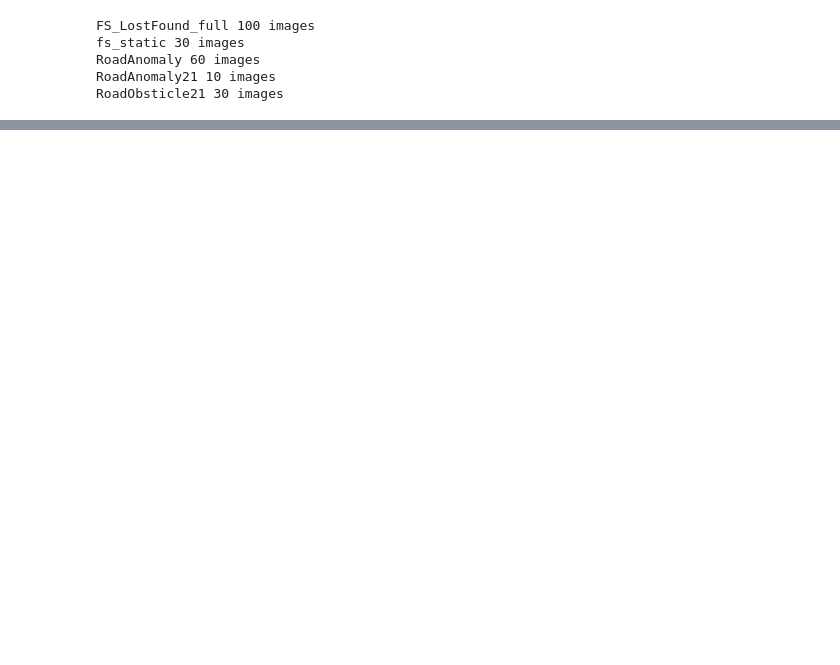
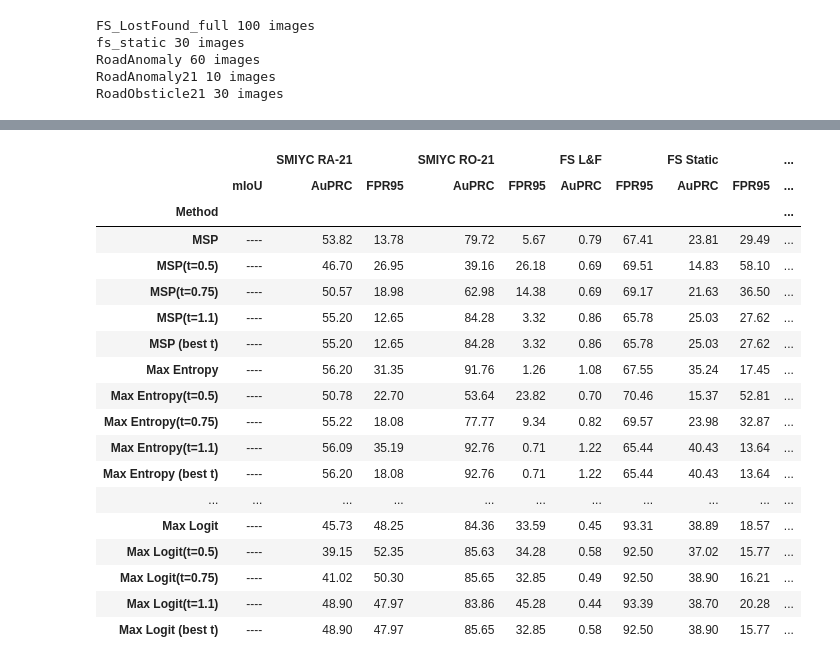
Before and after one commit to ChiaraApolito/MaskArchitectureAnomaly_CourseProject, a Jupyter notebook: notebook/Task8_EoMT_Anomaly.ipynb, the cells around one changed output, grey strips where cells are left out. Drawn from its saved outputs; the diff is of its cells as text; code cells hidden in the pictures; blank space fills up the shorter version.

```diff
--- a/notebook/Task8_EoMT_Anomaly.ipynb
+++ b/notebook/Task8_EoMT_Anomaly.ipynb
@@ -717,0 +679,79 @@ else:
+# %%
+# Export temperature-scaling results to Excel.
+
+import pandas as pd
+import os
+
+TEMP_METHOD_LABELS = {"msp": "MSP", "entropy": "Max Entropy", "rba": "RbA", "maxlogit" : "Max Logit" }
+
+if RESULTS_CSV.exists():
+    df = pd.read_csv(RESULTS_CSV)
+
+    search_keys = sorted(DATASET_COLS.keys(), key=len, reverse=True)
+
+    def infer_dataset_name(input_path):
+        p = str(input_path)
+        for name in search_keys:
+            if name in p:
+                return name
+        return "unknown"
+
+    df["dataset"] = df["input"].apply(infer_dataset_name)
+
+    col_tuples = [("", "mIoU")] + [(lbl, met) for lbl in DATASET_COLS.values()
+                                   for met in ("AuPRC", "FPR95")]
+
+    def vals_at_temp(g, T, ds_raw):
+        r = g[(g["dataset"] == ds_raw) & (g["temperature"] == T)]
+        if r.empty:
+            return None, None
+        return round(float(r["AUPRC"].iloc[-1]), 2), round(float(r["FPR95"].iloc[-1]), 2)
+
+    def vals_best(g, ds_raw):
+        r = g[g["dataset"] == ds_raw]
+        if r.empty:
+            return None, None
+        return round(float(r["AUPRC"].max()), 2), round(float(r["FPR95"].min()), 2)
+
+    sheets = {}
+
+    ckpt_list = list(checkpoints.keys()) if ('checkpoints' in locals() or 'checkpoints' in globals()) else ["eomt_coco", "eomt_cityscapes", "eomt_finetuned"]
+
+    for ckpt in ckpt_list:
+        data = {ct: [] for ct in col_tuples}
+        index_labels = []
+        for m, mlabel in TEMP_METHOD_LABELS.items():
+            g = df[(df["checkpoint_name"] == ckpt) & (df["method"] == m)]
+            if g.empty or g["temperature"].nunique() <= 1:
+                continue
+            temps = sorted(g["temperature"].unique())
+            rows = []
+            if 1.0 in temps:
+                rows.append((mlabel, lambda ds, g=g: vals_at_temp(g, 1.0, ds)))
+            for T in [t for t in temps if t != 1.0]:
+                rows.append((f"{mlabel}(t={T})", lambda ds, g=g, T=T: vals_at_temp(g, T, ds)))
+            rows.append((f"{mlabel} (best t)", lambda ds, g=g: vals_best(g, ds)))
+            for label, getter in rows:
+                index_labels.append(label)
+                data[("", "mIoU")].append("----")
+                for ds_raw, ds_label in DATASET_COLS.items():
+                    a, f = getter(ds_raw)
+                    data[(ds_label, "AuPRC")].append(a)
+                    data[(ds_label, "FPR95")].append(f)
+        if index_labels:
+            table = pd.DataFrame(data, index=pd.Index(index_labels, name="Method"))
+            table.columns = pd.MultiIndex.from_tuples(table.columns)
+            sheets[ckpt] = table
+
+    if not sheets:
+        print("No temperature-scaling results found. Run the temperature-scaling cell first.")
+    else:
+        with pd.ExcelWriter(TEMP_EXCEL_PATH, engine="xlsxwriter") as writer:
+            for ckpt, table in sheets.items():
+                table.to_excel(writer, sheet_name=ckpt[:31])
+                print("Saved temperature-scaling Excel table:", TEMP_EXCEL_PATH)
+        print("Sheets:", list(sheets.keys()))
+        display(list(sheets.values())[-1])
+else:
+    print("CSV not found. Run the evaluation first.")
+# %% [output]
@@ -717,0 +760,19 @@ else:
+|  |  | SMIYC RA-21 |  | SMIYC RO-21 |  | FS L&F |  | FS Static |  | ... |
+|  | mIoU | AuPRC | FPR95 | AuPRC | FPR95 | AuPRC | FPR95 | AuPRC | FPR95 | ... |
+| Method |  |  |  |  |  |  |  |  |  | ... |
+| MSP | ---- | 53.82 | 13.78 | 79.72 | 5.67 | 0.79 | 67.41 | 23.81 | 29.49 | ... |
+| MSP(t=0.5) | ---- | 46.70 | 26.95 | 39.16 | 26.18 | 0.69 | 69.51 | 14.83 | 58.10 | ... |
+| MSP(t=0.75) | ---- | 50.57 | 18.98 | 62.98 | 14.38 | 0.69 | 69.17 | 21.63 | 36.50 | ... |
+| MSP(t=1.1) | ---- | 55.20 | 12.65 | 84.28 | 3.32 | 0.86 | 65.78 | 25.03 | 27.62 | ... |
+| MSP (best t) | ---- | 55.20 | 12.65 | 84.28 | 3.32 | 0.86 | 65.78 | 25.03 | 27.62 | ... |
+| Max Entropy | ---- | 56.20 | 31.35 | 91.76 | 1.26 | 1.08 | 67.55 | 35.24 | 17.45 | ... |
+| Max Entropy(t=0.5) | ---- | 50.78 | 22.70 | 53.64 | 23.82 | 0.70 | 70.46 | 15.37 | 52.81 | ... |
+| Max Entropy(t=0.75) | ---- | 55.22 | 18.08 | 77.77 | 9.34 | 0.82 | 69.57 | 23.98 | 32.87 | ... |
+| Max Entropy(t=1.1) | ---- | 56.09 | 35.19 | 92.76 | 0.71 | 1.22 | 65.44 | 40.43 | 13.64 | ... |
+| Max Entropy (best t) | ---- | 56.20 | 18.08 | 92.76 | 0.71 | 1.22 | 65.44 | 40.43 | 13.64 | ... |
+| ... | ... | ... | ... | ... | ... | ... | ... | ... | ... | ... |
+| Max Logit | ---- | 45.73 | 48.25 | 84.36 | 33.59 | 0.45 | 93.31 | 38.89 | 18.57 | ... |
+| Max Logit(t=0.5) | ---- | 39.15 | 52.35 | 85.63 | 34.28 | 0.58 | 92.50 | 37.02 | 15.77 | ... |
+| Max Logit(t=0.75) | ---- | 41.02 | 50.30 | 85.65 | 32.85 | 0.49 | 92.50 | 38.90 | 16.21 | ... |
+| Max Logit(t=1.1) | ---- | 48.90 | 47.97 | 83.86 | 45.28 | 0.44 | 93.39 | 38.70 | 20.28 | ... |
+| Max Logit (best t) | ---- | 48.90 | 47.97 | 85.65 | 32.85 | 0.58 | 92.50 | 38.90 | 15.77 | ... |
```
Also changed, not shown: parts of 38 cells of this notebook, 2 other files.
